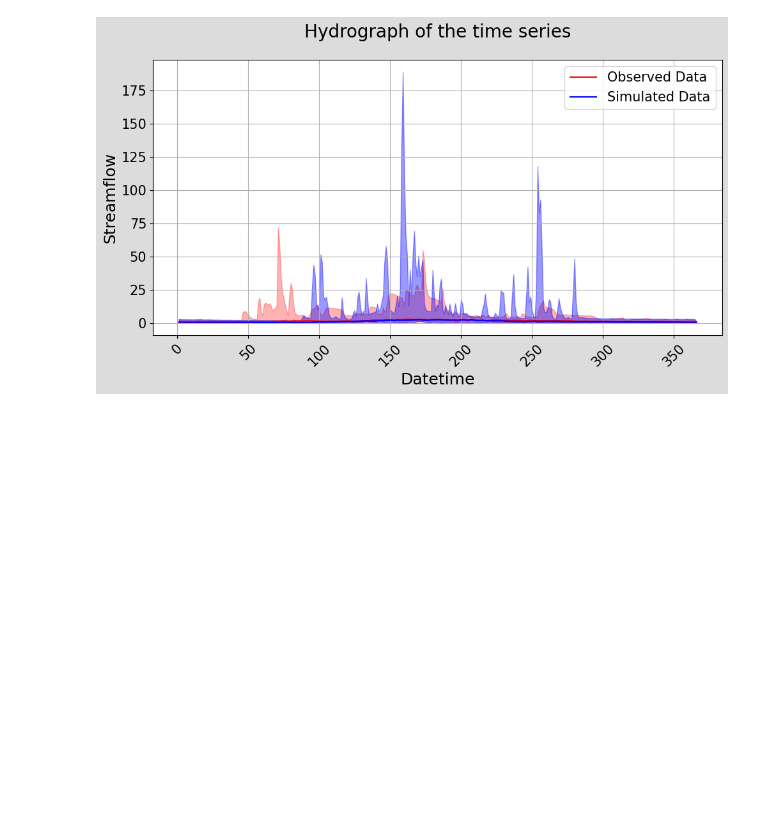
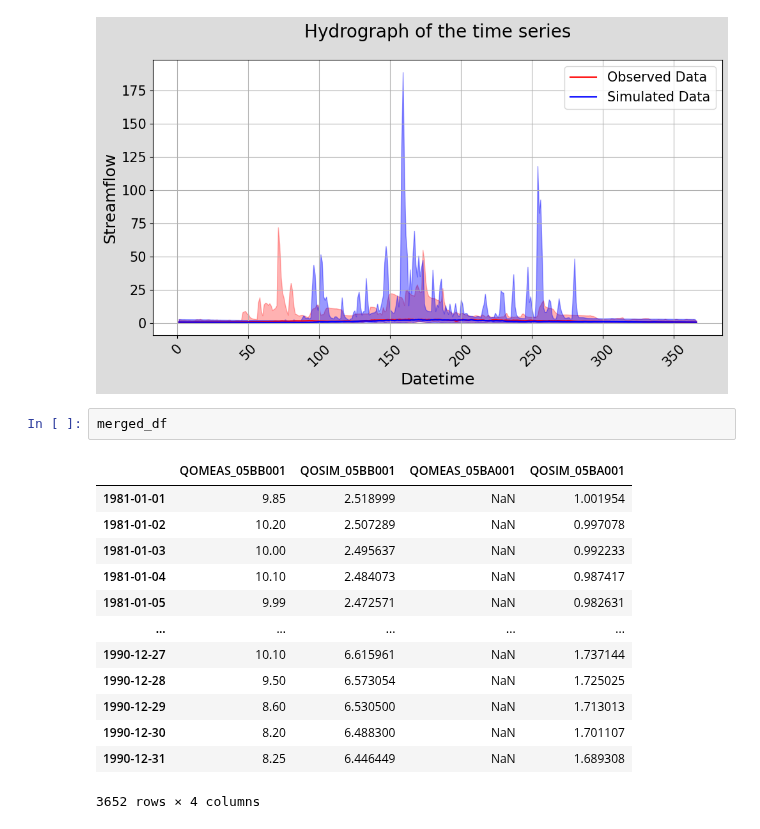
Before and after one commit to UchechukwuUdenze/NHS_PostProcessing, a Jupyter notebook: docs/source/notebooks/Examples.ipynb, the cells around one changed output. Drawn from its saved outputs; the diff is of its cells as text; blank space fills up the shorter version.

```diff
--- a/docs/source/notebooks/Examples.ipynb
+++ b/docs/source/notebooks/Examples.ipynb
@@ -669,3 +669,19 @@ visuals.bounded_plot(
 [figure]
 [figure]
 [figure]
+# %%
+merged_df
+# %% [output]
+|  | QOMEAS_05BB001 | QOSIM_05BB001 | QOMEAS_05BA001 | QOSIM_05BA001 |
+| 1981-01-01 | 9.85 | 2.518999 | NaN | 1.001954 |
+| 1981-01-02 | 10.20 | 2.507289 | NaN | 0.997078 |
+| 1981-01-03 | 10.00 | 2.495637 | NaN | 0.992233 |
+| 1981-01-04 | 10.10 | 2.484073 | NaN | 0.987417 |
+| 1981-01-05 | 9.99 | 2.472571 | NaN | 0.982631 |
+| ... | ... | ... | ... | ... |
+| 1990-12-27 | 10.10 | 6.615961 | NaN | 1.737144 |
+| 1990-12-28 | 9.50 | 6.573054 | NaN | 1.725025 |
+| 1990-12-29 | 8.60 | 6.530500 | NaN | 1.713013 |
+| 1990-12-30 | 8.20 | 6.488300 | NaN | 1.701107 |
+| 1990-12-31 | 8.25 | 6.446449 | NaN | 1.689308 |
+3652 rows × 4 columns
```
Also changed, not shown: parts of 1 cell of this notebook, 1 other file.
